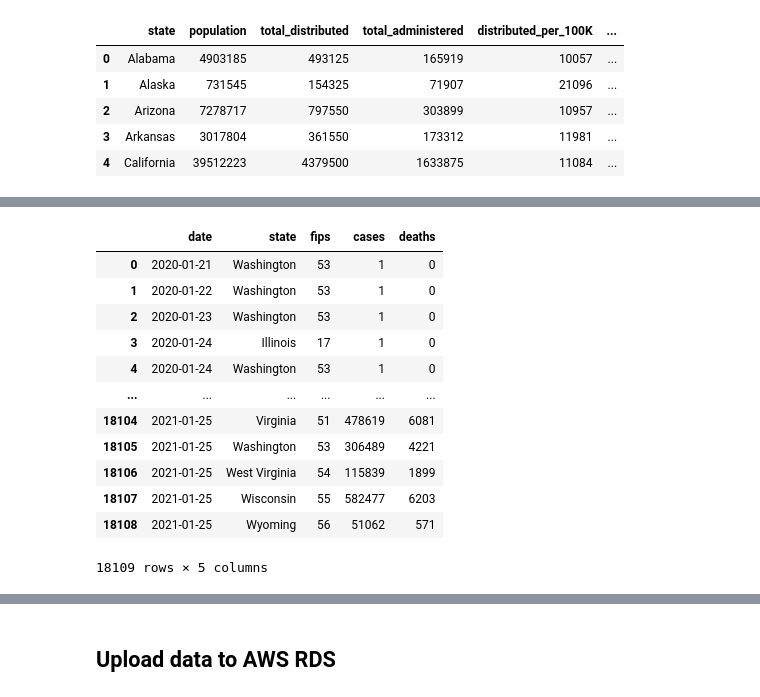
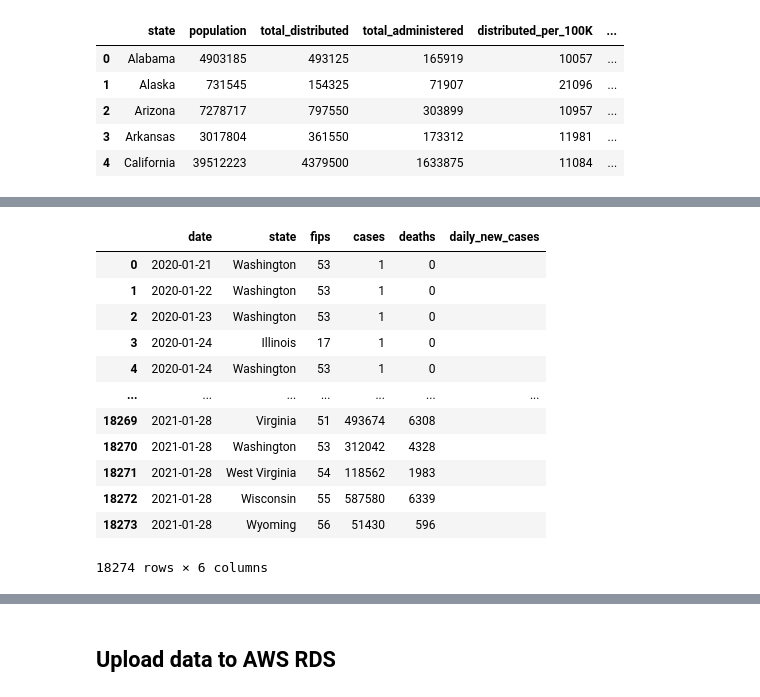
Before and after one commit to CCom20/us-covid-response, a Jupyter notebook: notebooks/data_cleaning_notebook.ipynb, the cells around one changed output, grey strips where cells are left out. Drawn from its saved outputs; the diff is of its cells as text; code cells hidden in the pictures.

Commit message:
working on daily cases

```diff
--- a/notebooks/data_cleaning_notebook.ipynb
+++ b/notebooks/data_cleaning_notebook.ipynb
@@ -273,17 +275,17 @@ master_df.head(10)
-# %%
-nyt_master = nytimes_nih_covid_df
-nyt_master
-# %% [output]
-|  | date | state | fips | cases | deaths |
-| 0 | 2020-01-21 | Washington | 53 | 1 | 0 |
-| 1 | 2020-01-22 | Washington | 53 | 1 | 0 |
-| 2 | 2020-01-23 | Washington | 53 | 1 | 0 |
-| 3 | 2020-01-24 | Illinois | 17 | 1 | 0 |
-| 4 | 2020-01-24 | Washington | 53 | 1 | 0 |
-| ... | ... | ... | ... | ... | ... |
-| 18104 | 2021-01-25 | Virginia | 51 | 478619 | 6081 |
-| 18105 | 2021-01-25 | Washington | 53 | 306489 | 4221 |
-| 18106 | 2021-01-25 | West Virginia | 54 | 115839 | 1899 |
-| 18107 | 2021-01-25 | Wisconsin | 55 | 582477 | 6203 |
-| 18108 | 2021-01-25 | Wyoming | 56 | 51062 | 571 |
-18109 rows × 5 columns
+# %%
+nyt_avg_daily_cases = nytimes_nih_covid_df
+nyt_avg_daily_cases
+# %% [output]
+|  | date | state | fips | cases | deaths | daily_new_cases |
+| 0 | 2020-01-21 | Washington | 53 | 1 | 0 |  |
+| 1 | 2020-01-22 | Washington | 53 | 1 | 0 |  |
+| 2 | 2020-01-23 | Washington | 53 | 1 | 0 |  |
+| 3 | 2020-01-24 | Illinois | 17 | 1 | 0 |  |
+| 4 | 2020-01-24 | Washington | 53 | 1 | 0 |  |
+| ... | ... | ... | ... | ... | ... | ... |
+| 18269 | 2021-01-28 | Virginia | 51 | 493674 | 6308 |  |
+| 18270 | 2021-01-28 | Washington | 53 | 312042 | 4328 |  |
+| 18271 | 2021-01-28 | West Virginia | 54 | 118562 | 1983 |  |
+| 18272 | 2021-01-28 | Wisconsin | 55 | 587580 | 6339 |  |
+| 18273 | 2021-01-28 | Wyoming | 56 | 51430 | 596 |  |
+18274 rows × 6 columns
```
Also changed, not shown: parts of 18 cells of this notebook, 3 other files.
